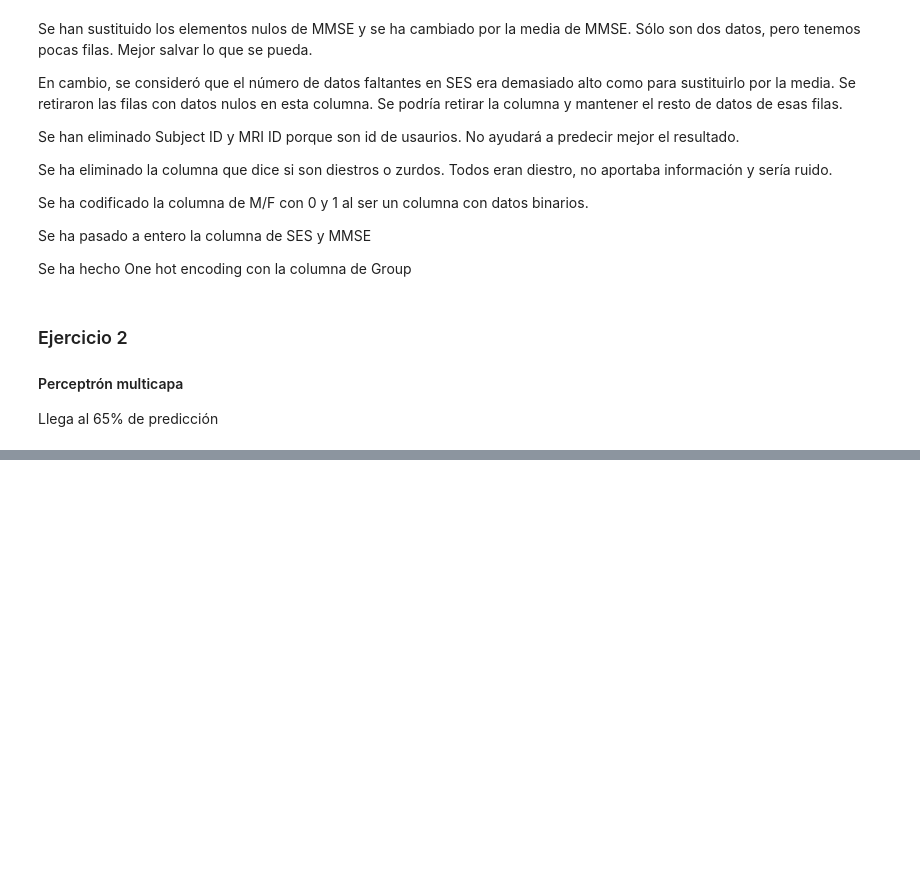
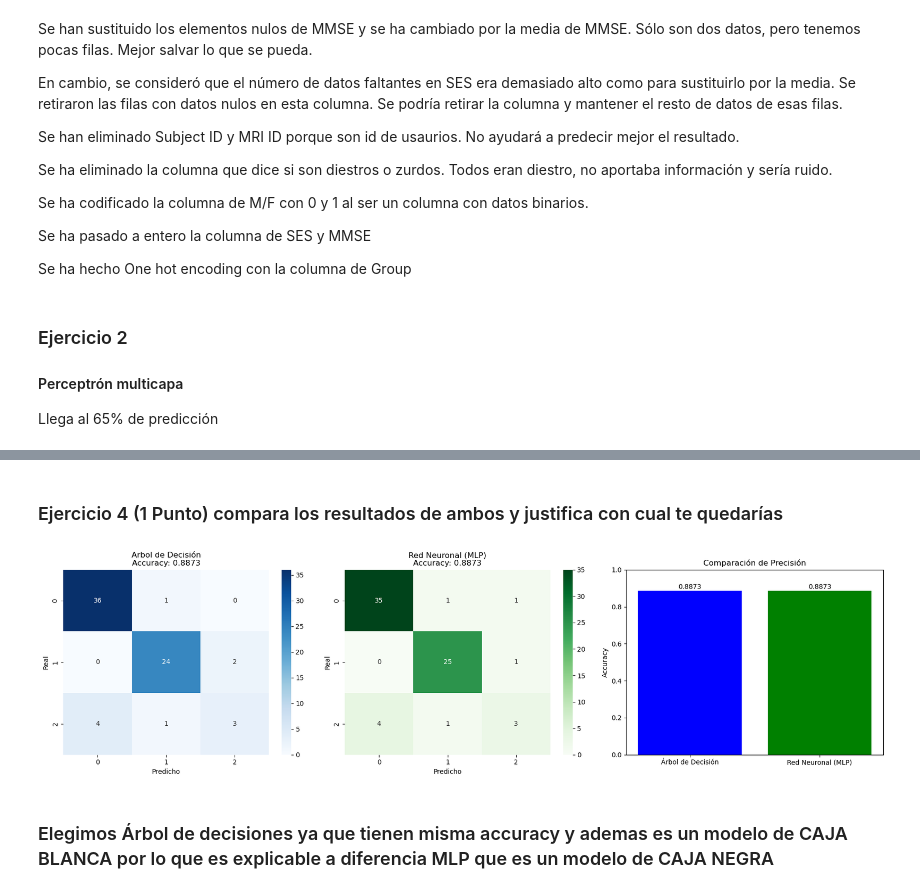
Before and after one commit to JoseRamonRenteroJimenez/SI_24_25, a Jupyter notebook: Examenes Código/PruebaConcepto2024/Prueba_Concepto_2024.ipynb, the cells around one changed output, grey strips where cells are left out. Saved outputs shown, nothing was run; the diff lists cells and outputs as text; code cells hidden in the pictures; blank space fills up the shorter version.

```diff
--- a/Examenes Código/PruebaConcepto2024/Prueba_Concepto_2024.ipynb
+++ b/Examenes Código/PruebaConcepto2024/Prueba_Concepto_2024.ipynb
@@ -369,0 +387,51 @@ Matriz de confusión:
+# %% [markdown]
+### Ejercicio 4 (1 Punto) compara los resultados de ambos y justifica con cual te quedarías
+# %%
+import matplotlib.pyplot as plt
+import seaborn as sns
+from sklearn.metrics import confusion_matrix, accuracy_score
+
+# Asumimos que ya tienes:
+# y_test, y_pred_dt (del árbol de decisión), y_pred_mlp (de la red neuronal)
+
+# Calcular matrices de confusión
+cm_dt = confusion_matrix(y_test, y_pred_dt)
+cm_mlp = confusion_matrix(y_test, y_pred_mlp)
+
+# Calcular accuracies
+acc_dt = accuracy_score(y_test, y_pred_dt)
+acc_mlp = accuracy_score(y_test, y_pred_mlp)
+
+# Crear gráfico de matrices de confusión
+fig, axes = plt.subplots(1, 3, figsize=(18, 5))
+
+sns.heatmap(cm_dt, annot=True, fmt='d', cmap='Blues', ax=axes[0])
+axes[0].set_title(f'Arbol de Decisión\nAccuracy: {acc_dt:.4f}')
+axes[0].set_xlabel('Predicho')
+axes[0].set_ylabel('Real')
+
+sns.heatmap(cm_mlp, annot=True, fmt='d', cmap='Greens', ax=axes[1])
+axes[1].set_title(f'Red Neuronal (MLP)\nAccuracy: {acc_mlp:.4f}')
+axes[1].set_xlabel('Predicho')
+axes[1].set_ylabel('Real')
+
+# Crear gráfico de barras con accuracy
+modelos = ['Árbol de Decisión', 'Red Neuronal (MLP)']
+scores = [acc_dt, acc_mlp]
+
+axes[2].bar(modelos, scores, color=['blue', 'green'])
+axes[2].set_ylim(0, 1)
+axes[2].set_ylabel('Accuracy')
+axes[2].set_title('Comparación de Precisión')
+
+for i, v in enumerate(scores):
+    axes[2].text(i, v + 0.01, f"{v:.4f}", ha='center')
+
+plt.tight_layout()
+plt.show()
+
+##Elegimos Árbol de decisiones ya que tienen misma accuracy y ademas es un modelo de CAJA BLANCA por lo que es explicable a diferencia MLP que es un modelo de CAJA NEGRA
+# %% [output]
+[figure, added]
+# %% [markdown]
+### Elegimos Árbol de decisiones ya que tienen misma accuracy y ademas es un modelo de CAJA BLANCA por lo que es explicable a diferencia MLP que es un modelo de CAJA NEGRA
```
Also changed, not shown: parts of 4 cells of this notebook, 1 other file.
